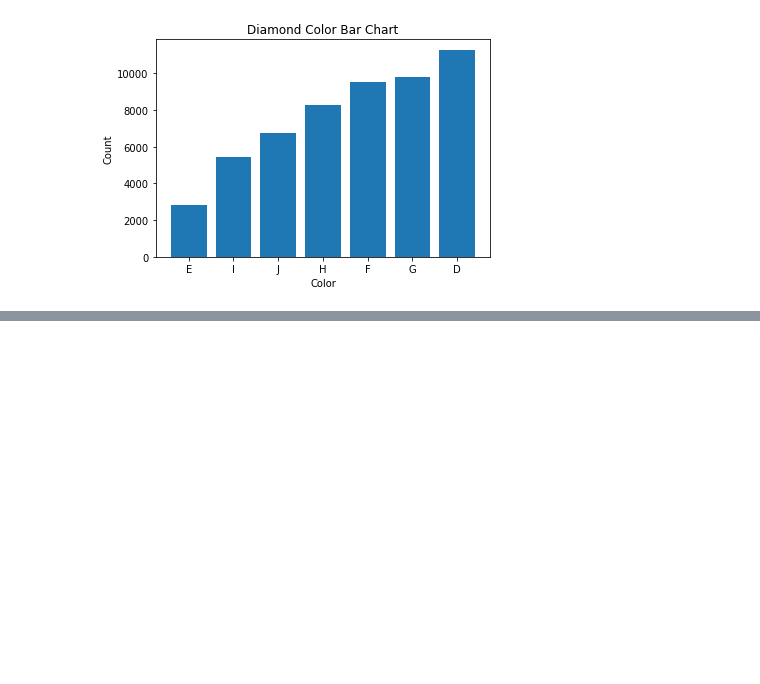
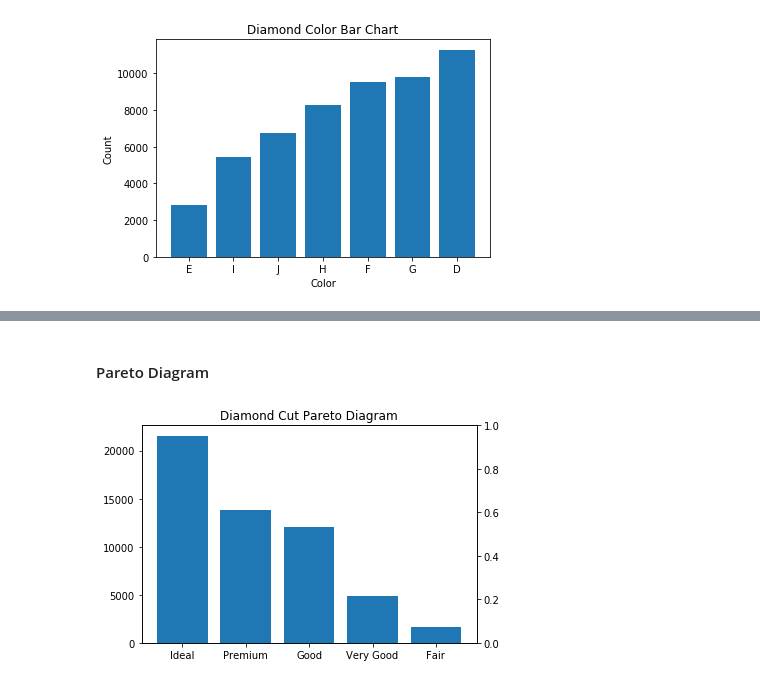
Before and after one commit to jmeguira/stats, a Jupyter notebook: stats_notebook.ipynb, the cells around one changed output, grey strips where cells are left out. Cells and saved outputs as stored; diff of their text form; code cells hidden in the pictures; blank space fills up the shorter version.

```diff
--- a/stats_notebook.ipynb
+++ b/stats_notebook.ipynb
@@ -288,0 +303,17 @@ plt.show()
+# %% [markdown]
+#### Pareto Diagram
+# %%
+values = diamonds['cut'].value_counts()
+labels = np.arange(len(diamonds['cut'].unique()))
+
+fig, ax1 = plt.subplots()
+ax2 = ax1.twinx()
+
+ax1.bar(labels, values, align = 'center')
+plt.xticks(labels, diamonds['cut'].unique())
+plt.xlabel('Cut')
+plt.title('Diamond Cut Pareto Diagram')
+
+plt.show()
+# %% [output]
+[figure, added]
```
Also changed, not shown: parts of 3 cells of this notebook.
